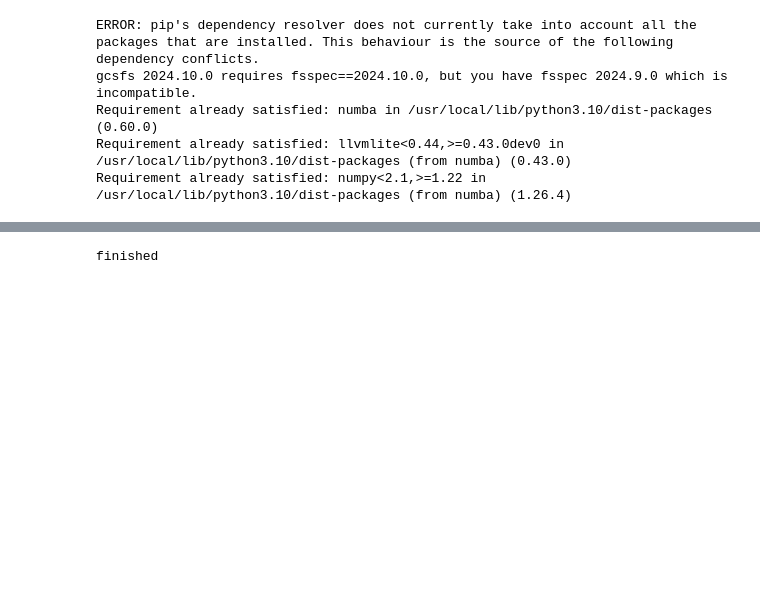
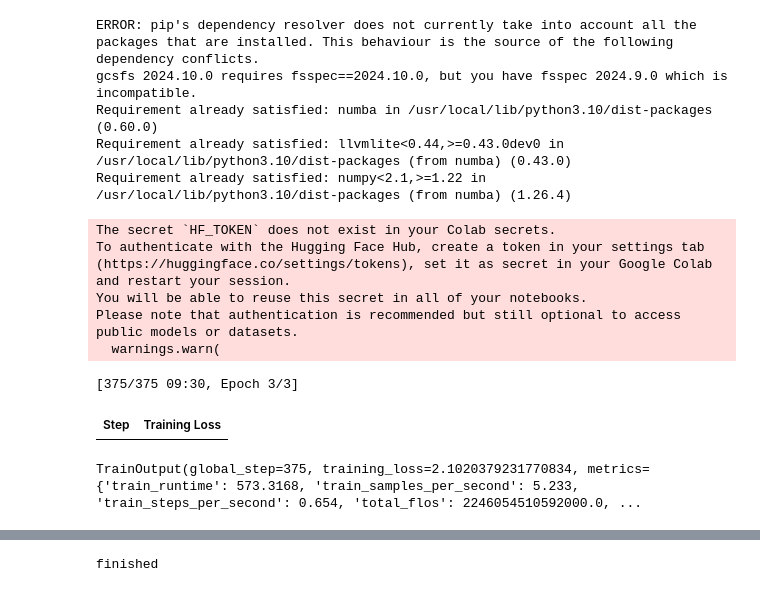
Before and after one commit to 1028Luo/LLAMA_Finetune_Workout, a Jupyter notebook: finetune_LLAMA.ipynb, the cells around one changed output, grey strips where cells are left out. Cells and saved outputs as stored; diff of their text form; code cells hidden in the pictures; blank space fills up the shorter version.

Commit message:
first model pushed, next eval

```diff
--- a/finetune_LLAMA.ipynb
+++ b/finetune_LLAMA.ipynb
@@ -347,6 +53,7 @@ Requirement already satisfied: llvmlite<0.44,>=0.43.0dev0 in /usr/local/lib/pyth
 Requirement already satisfied: numpy<2.1,>=1.22 in /usr/local/lib/python3.10/dist-packages (from numba) (1.26.4)
 # %%
 # Parameters
+new_model = "llama-3-1b-miniguanaco-Luo"
 
 # Lora
 peft_config = LoraConfig(
@@ -385,34 +92,49 @@ bnb_config = BitsAndBytesConfig(
 )
 
 ######## SFTTrainer ########
+_SFTConfig = SFTConfig(
+    output_dir="/tmp",
+    dataset_text_field="text",
+    max_seq_length=128,
+    report_to="tensorboard" # by default needs login to wandb
+    )
 # %%
 
 dataset_name = "mlabonne/guanaco-llama2-1k"
 dataset = load_dataset(dataset_name, split="train")
 
 
 
 # Load model and tokenizer
 model = AutoModelForCausalLM.from_pretrained(
     model_name,
-    load_in_4bit=True,
+    quantization_config=bnb_config,
     device_map="auto",
 )
 
 tokenizer = AutoTokenizer.from_pretrained(model_name, trust_remote_code=True)
 tokenizer.pad_token = tokenizer.eos_token
 tokenizer.padding_side = "right" # Fix weird overflow issue with fp16 training
 
 
 
 trainer = SFTTrainer(
     model,
     train_dataset=dataset,
-    args=SFTConfig(output_dir="/tmp",dataset_text_field="text",max_seq_length=128),
+    args=_SFTConfig,
     peft_config=peft_config,
 )
 
 trainer.train()
+# %% [output]
+The secret `HF_TOKEN` does not exist in your Colab secrets.
+To authenticate with the Hugging Face Hub, create a token in your settings tab (https://huggingface.co/settings/tokens), set it as secret in your Google Colab and restart your session.
+You will be able to reuse this secret in all of your notebooks.
+Please note that authentication is recommended but still optional to access public models or datasets.
+  warnings.warn(
+[375/375 09:30, Epoch 3/3]
+| Step | Training Loss |
+TrainOutput(global_step=375, training_loss=2.1020379231770834, metrics={'train_runtime': 573.3168, 'train_samples_per_second': 5.233, 'train_steps_per_second': 0.654, 'total_flos': 2246054510592000.0, ...
 # %%
 # test inference
 prompt = "Tell me about your self"
```
Also changed, not shown: parts of 13 cells of this notebook.
